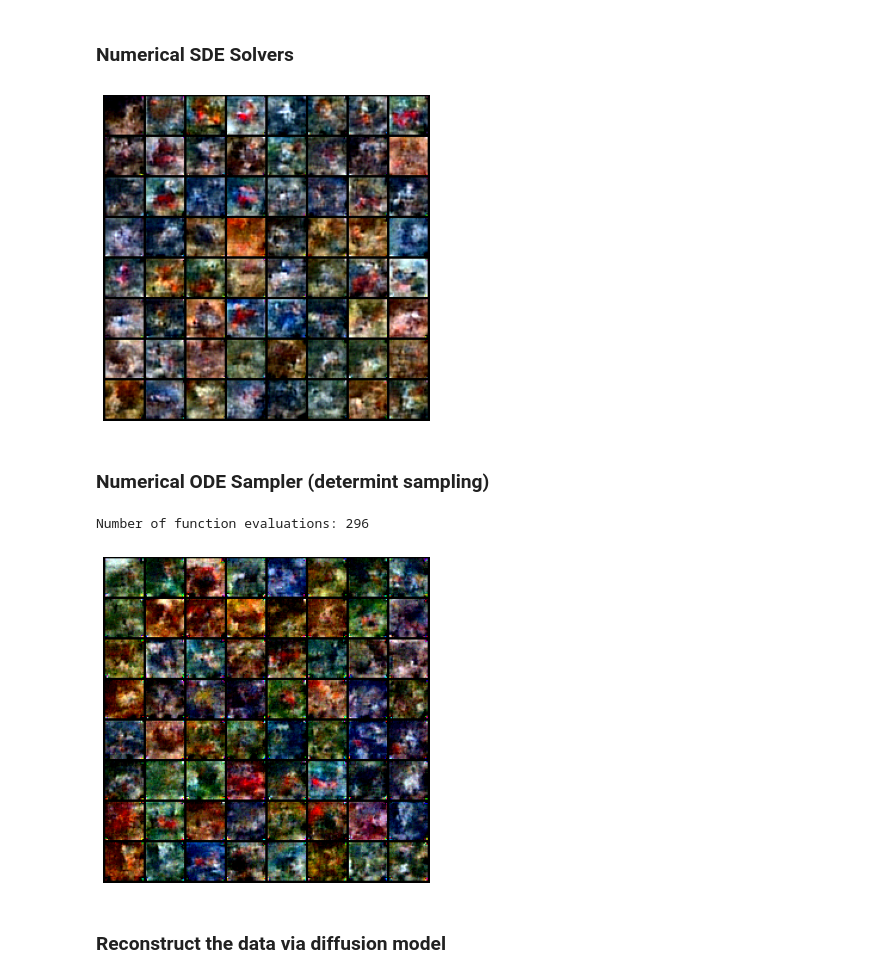
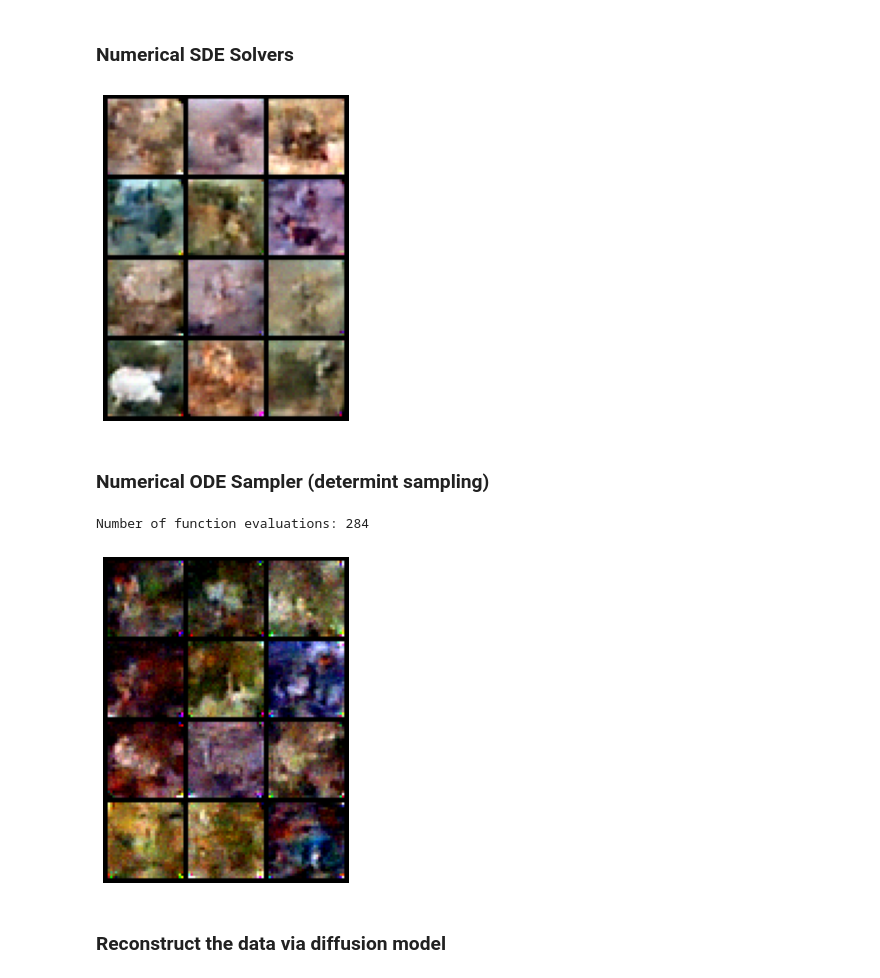
Before and after one commit to wangxuuu/LSGM-demo, a Jupyter notebook: ScoreNet_CIFAR.ipynb, the cells around one changed output. Cells and saved outputs as stored; diff of their text form; code cells hidden in the pictures.

```diff
--- a/ScoreNet_CIFAR.ipynb
+++ b/ScoreNet_CIFAR.ipynb
@@ -202,7 +202,7 @@ data_loader = torch.utils.data.DataLoader(dataset=dataset,
 Files already downloaded and verified
 # %%
 optimizer = Adam(score_model.parameters(), lr=lr)
-tqdm_epoch = tqdm.notebook.trange(n_epochs)
+tqdm_epoch = tqdm.tqdm(range(n_epochs))
 for epoch in tqdm_epoch:
   avg_loss = 0.
   num_items = 0
@@ -217,7 +217,7 @@ for epoch in tqdm_epoch:
   # Print the averaged training loss so far.
   tqdm_epoch.set_description('Average Loss: {:5f}'.format(avg_loss / num_items))
   # Update the checkpoint after each epoch of training.
-  torch.save(score_model.state_dict(), 'ckpt.pth')
+  torch.save(score_model.state_dict(), sample_dir+'ckpt.pth')
 # %%
 #@title Define the Euler-Maruyama sampler (double click to expand or collapse)
 
@@ -353,36 +353,36 @@ def forward_process(x,
 # %%
 ## Reverse Process using numerical SDE Solvers
 
 from torchvision.utils import make_grid
 
 ## Load the pre-trained checkpoint from disk.
 device = 'cuda' #@param ['cuda', 'cpu'] {'type':'string'}
-ckpt = torch.load('ckpt.pth', map_location=device)
+ckpt = torch.load(sample_dir+'ckpt.pth', map_location=device)
 score_model.load_state_dict(ckpt)
 
 sample_batch_size = 12 #@param {'type':'integer'}
 sampler = Euler_Maruyama_sampler #@param ['Euler_Maruyama_sampler', 'pc_sampler', 'ode_sampler'] {'type': 'raw'}
 
 ## Generate samples using the specified sampler.
 samples = sampler(score_model,
                   marginal_prob_std_fn,
                   diffusion_coeff_fn,
                   sample_batch_size,
                   num_steps=500,
                   device=device)
 
 ## Sample visualization.
-samples = samples.clamp(0.0, 1.0)
+# samples = samples.clamp(0.0, 1.0)
 %matplotlib inline
 import matplotlib.pyplot as plt
 sample_grid = make_grid(samples, nrow=int(np.sqrt(sample_batch_size)))
 
 plt.figure(figsize=(6,6))
 plt.axis('off')
-plt.imshow(sample_grid.permute(1, 2, 0).cpu(), vmin=0., vmax=1.)
+plt.imshow(sample_grid.permute(1, 2, 0).cpu())
 plt.show()
 # %% [output]
-[figure, old version]
+[figure, new version]
 # %% [markdown]
 ### Numerical ODE Sampler (determint sampling)
 # %%
@@ -392,7 +392,7 @@ from torchvision.utils import make_grid
 
 ## Load the pre-trained checkpoint from disk.
 device = 'cuda' #@param ['cuda', 'cpu'] {'type':'string'}
-ckpt = torch.load('ckpt.pth', map_location=device)
+ckpt = torch.load(sample_dir+'ckpt.pth', map_location=device)
 score_model.load_state_dict(ckpt)
 
 sample_batch_size = 12 #@param {'type':'integer'}
@@ -406,18 +406,18 @@ samples = sampler(score_model,
                   device=device)
 
 ## Sample visualization.
-samples = samples.clamp(0.0, 1.0)
+# samples = samples.clamp(0.0, 1.0)
 %matplotlib inline
 import matplotlib.pyplot as plt
 sample_grid = make_grid(samples, nrow=int(np.sqrt(sample_batch_size)))
 
 plt.figure(figsize=(6,6))
 plt.axis('off')
-plt.imshow(sample_grid.permute(1, 2, 0).cpu(), vmin=0., vmax=1.)
+plt.imshow(sample_grid.permute(1, 2, 0).cpu())
 plt.show()
 # %% [output]
-Number of function evaluations: 296
+Number of function evaluations: 284
-[figure, old version]
+[figure, new version]
 # %% [markdown]
 ### Reconstruct the data via diffusion model
 # %%
```
Also changed, not shown: parts of 9 cells of this notebook, 1 other file.
